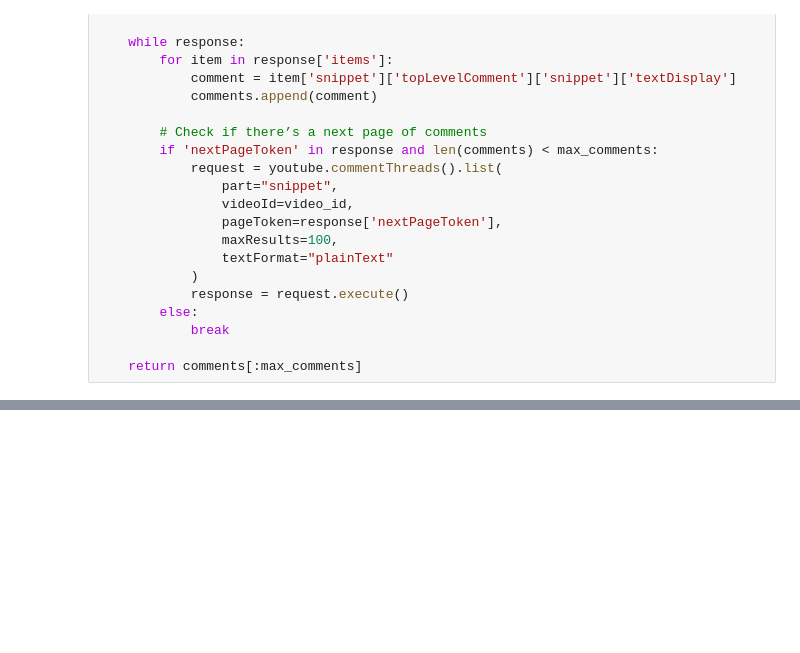
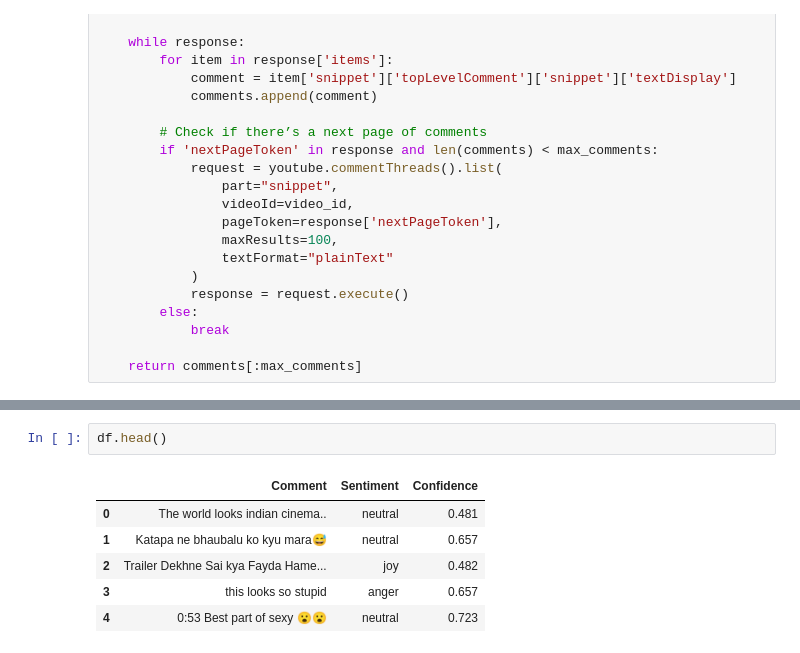
Before and after one commit to Tushar-R-09/yt-comment-analyzer, a Jupyter notebook: youtube_scraper.ipynb, the cells around one changed output, grey strips where cells are left out. Cells and saved outputs as stored; diff of their text form; blank space fills up the shorter version.

```diff
--- a/youtube_scraper.ipynb
+++ b/youtube_scraper.ipynb
@@ -79,0 +161,9 @@ Jisko jisko lagata hai wo like karo
+# %%
+df.head()
+# %% [output]
+|  | Comment | Sentiment | Confidence |
+| 0 | The world looks indian cinema.. | neutral | 0.481 |
+| 1 | Katapa ne bhaubalu ko kyu mara😅 | neutral | 0.657 |
+| 2 | Trailer Dekhne Sai kya Fayda Hame... | joy | 0.482 |
+| 3 | this looks so stupid | anger | 0.657 |
+| 4 | 0:53 Best part of sexy 😮😮 | neutral | 0.723 |
```
Also changed, not shown: parts of 12 cells of this notebook, 2 other files.
